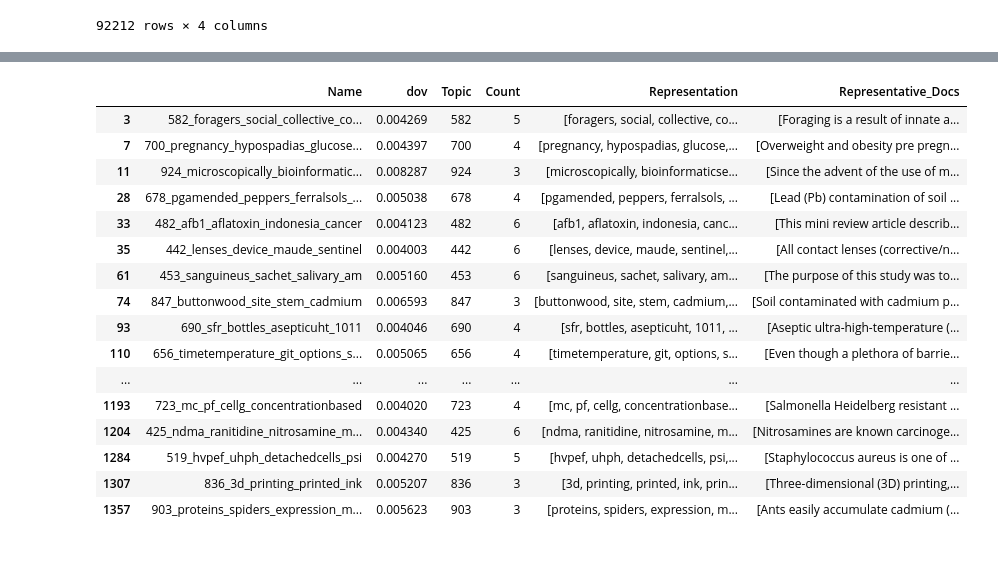
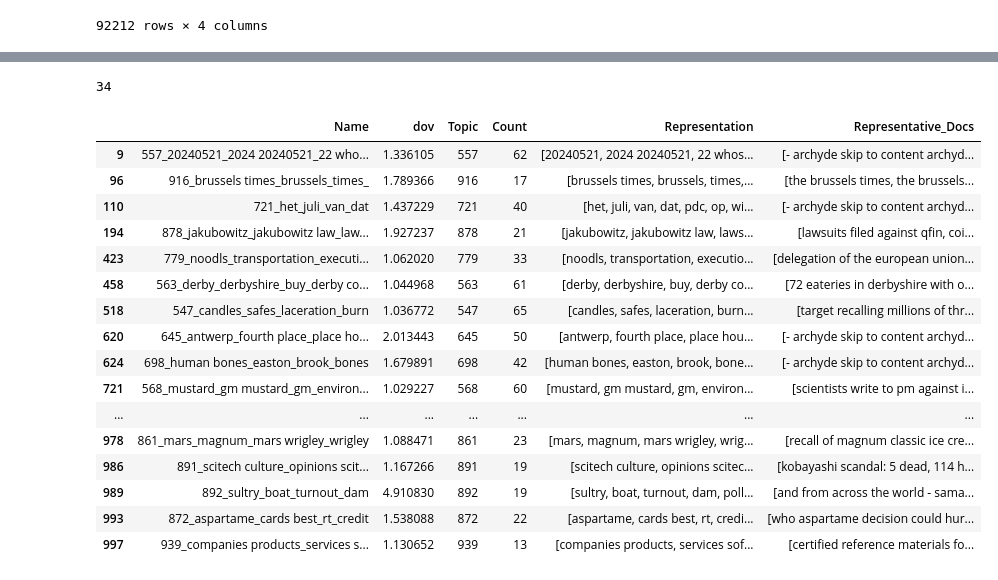
Before and after one commit to HOLiFOOD/WSM, a Jupyter notebook: WSM_highmem.ipynb, the cells around one changed output, grey strips where cells are left out. Cells and saved outputs as stored; diff of their text form; code cells hidden in the pictures.

```diff
--- a/WSM_highmem.ipynb
+++ b/WSM_highmem.ipynb
@@ -19,3 +21,11 @@ docs
 | 92720 | 2024-04-15 | https://www.channelnewsasia.com/s... | the big read: call me maybe - gen... | www.channelnewsasia.com |
 | 92721 | 2024-04-15 | https://www.telegraph.co.uk/news/... | waitrose spanish olives recalled ... | www.telegraph.co.uk |
 92212 rows × 4 columns
+# %%
+def get_first_n_terms(text):
+    words = text.split()[:200]  # Split the text into words and take the first n
+    return ' '.join(words)
+
+# Applying the function to the 'text' column and creating a new column 'first_100_words'
+docs['beginning'] = docs['content'].apply(get_first_n_terms)
+docs['beginning'][2]
@@ -55,7 +68,7 @@ def time_difference(max_time, min_time, time_unit):
         raise ValueError("Invalid time unit for difference. Choose 'year', 'month', or 'day'.")
 # %%
 # Convert the 'Abstract' column to string data type
-docs['text'] = docs['content'].astype(str)
+docs['text'] = docs['beginning'].astype(str)
 
 # Define a regular expression pattern to match non-Latin characters
 non_latin_pattern = re.compile(r'[^\x00-\x7F]')
@@ -93,9 +240,9 @@ KeyboardInterrupt:
 # %%
 # Split the data based on the selected time unit
-paper_split = dict(tuple(doc_info.groupby('Time')))
+paper_split = dict(tuple(doc_info3.groupby('Time')))
 
 # Get the maximum time value (e.g., year, month, or day)
-max_time = doc_info['Time'].max()
+max_time = doc_info3['Time'].max()
 
 # Initialize an empty DataFrame
 dov = pd.DataFrame()
@@ -107,7 +254,7 @@ dfs = []
 tw = 0.05
 
 # Iterate over each time group's data
-for time_value, group in doc_info.groupby('Time'):
+for time_value, group in doc_info3.groupby('Time'):
     topic_count = group['Name'].value_counts().reset_index()
     topic_count.columns = ['Name', 'Count']
     topic_count['Time'] = time_value
@@ -137,12 +284,12 @@ dov_means = pd.DataFrame(columns=dov.columns)
 
 for column in dov.columns:
     column_mean = gmean(dov[column].dropna())
-    dov_means[column] = [column_mean]
+    dov_means[column] = [column_mean * 1000]
 
 t_DoV = dov_means.melt(var_name="Name", value_name="dov")
 
 # Merge with topic information
-wsm_dov = pd.merge(t_DoV, topic_info, on='Name')
+wsm_dov = pd.merge(t_DoV, topic_info3, on='Name')
 wsm_dov
 # %% [output]
 |  | Name | dov | Topic | Count | Representation | Representative_Docs |
@@ -173,31 +320,33 @@ fig.show()
 # %%
 # Set the desired range for 'dov' and 'frequency'
-dov_min = 0.004
-count_min = 3
-count_max = 6
+dov_min = 1
+count_min = 10
+count_max = 65
 
 # Filter the DataFrame based on the range of values
 weak_signal_df = wsm_dov[(wsm_dov['dov'] >= dov_min) & (wsm_dov['Count'] >= count_min) & (wsm_dov['Count'] <= count_max)]
 
 # Get the values from the 'term' column in the filtered DataFrame
 weak_signals = weak_signal_df['Name'].values.tolist()
+print(len(weak_signal_df))
 weak_signal_df
 # %% [output]
+34
 |  | Name | dov | Topic | Count | Representation | Representative_Docs |
-| 3 | 582_foragers_social_collective_co... | 0.004269 | 582 | 5 | [foragers, social, collective, co... | [Foraging is a result of innate a... |
-| 7 | 700_pregnancy_hypospadias_glucose... | 0.004397 | 700 | 4 | [pregnancy, hypospadias, glucose,... | [Overweight and obesity pre pregn... |
-| 11 | 924_microscopically_bioinformatic... | 0.008287 | 924 | 3 | [microscopically, bioinformaticse... | [Since the advent of the use of m... |
-| 28 | 678_pgamended_peppers_ferralsols_... | 0.005038 | 678 | 4 | [pgamended, peppers, ferralsols, ... | [Lead (Pb) contamination of soil ... |
-| 33 | 482_afb1_aflatoxin_indonesia_cancer | 0.004123 | 482 | 6 | [afb1, aflatoxin, indonesia, canc... | [This mini review article describ... |
-| 35 | 442_lenses_device_maude_sentinel | 0.004003 | 442 | 6 | [lenses, device, maude, sentinel,... | [All contact lenses (corrective/n... |
-| 61 | 453_sanguineus_sachet_salivary_am | 0.005160 | 453 | 6 | [sanguineus, sachet, salivary, am... | [The purpose of this study was to... |
-| 74 | 847_buttonwood_site_stem_cadmium | 0.006593 | 847 | 3 | [buttonwood, site, stem, cadmium,... | [Soil contaminated with cadmium p... |
-| 93 | 690_sfr_bottles_asepticuht_1011 | 0.004046 | 690 | 4 | [sfr, bottles, asepticuht, 1011, ... | [Aseptic ultra-high-temperature (... |
-| 110 | 656_timetemperature_git_options_s... | 0.005065 | 656 | 4 | [timetemperature, git, options, s... | [Even though a plethora of barrie... |
+| 9 | 557_20240521_2024 20240521_22 who... | 1.336105 | 557 | 62 | [20240521, 2024 20240521, 22 whos... | [- archyde skip to content archyd... |
+| 96 | 916_brussels times_brussels_times_ | 1.789366 | 916 | 17 | [brussels times, brussels, times,... | [the brussels times, the brussels... |
+| 110 | 721_het_juli_van_dat | 1.437229 | 721 | 40 | [het, juli, van, dat, pdc, op, wi... | [- archyde skip to content archyd... |
+| 194 | 878_jakubowitz_jakubowitz law_law... | 1.927237 | 878 | 21 | [jakubowitz, jakubowitz law, laws... | [lawsuits filed against qfin, coi... |
+| 423 | 779_noodls_transportation_executi... | 1.062020 | 779 | 33 | [noodls, transportation, executio... | [delegation of the european union... |
+| 458 | 563_derby_derbyshire_buy_derby co... | 1.044968 | 563 | 61 | [derby, derbyshire, buy, derby co... | [72 eateries in derbyshire with o... |
+| 518 | 547_candles_safes_laceration_burn | 1.036772 | 547 | 65 | [candles, safes, laceration, burn... | [target recalling millions of thr... |
+| 620 | 645_antwerp_fourth place_place ho... | 2.013443 | 645 | 50 | [antwerp, fourth place, place hou... | [- archyde skip to content archyd... |
+| 624 | 698_human bones_easton_brook_bones | 1.679891 | 698 | 42 | [human bones, easton, brook, bone... | [- archyde skip to content archyd... |
+| 721 | 568_mustard_gm mustard_gm_environ... | 1.029227 | 568 | 60 | [mustard, gm mustard, gm, environ... | [scientists write to pm against i... |
 | ... | ... | ... | ... | ... | ... | ... |
-| 1193 | 723_mc_pf_cellg_concentrationbased | 0.004020 | 723 | 4 | [mc, pf, cellg, concentrationbase... | [Salmonella Heidelberg resistant ... |
-| 1204 | 425_ndma_ranitidine_nitrosamine_m... | 0.004340 | 425 | 6 | [ndma, ranitidine, nitrosamine, m... | [Nitrosamines are known carcinoge... |
-| 1284 | 519_hvpef_uhph_detachedcells_psi | 0.004270 | 519 | 5 | [hvpef, uhph, detachedcells, psi,... | [Staphylococcus aureus is one of ... |
-| 1307 | 836_3d_printing_printed_ink | 0.005207 | 836 | 3 | [3d, printing, printed, ink, prin... | [Three-dimensional (3D) printing,... |
-| 1357 | 903_proteins_spiders_expression_m... | 0.005623 | 903 | 3 | [proteins, spiders, expression, m... | [Ants easily accumulate cadmium (... |
+| 978 | 861_mars_magnum_mars wrigley_wrigley | 1.088471 | 861 | 23 | [mars, magnum, mars wrigley, wrig... | [recall of magnum classic ice cre... |
+| 986 | 891_scitech culture_opinions scit... | 1.167266 | 891 | 19 | [scitech culture, opinions scitec... | [kobayashi scandal: 5 dead, 114 h... |
+| 989 | 892_sultry_boat_turnout_dam | 4.910830 | 892 | 19 | [sultry, boat, turnout, dam, poll... | [and from across the world - sama... |
+| 993 | 872_aspartame_cards best_rt_credit | 1.538088 | 872 | 22 | [aspartame, cards best, rt, credi... | [who aspartame decision could hur... |
+| 997 | 939_companies products_services s... | 1.130652 | 939 | 13 | [companies products, services sof... | [certified reference materials fo... |
 # %%
```
Also changed, not shown: parts of 11 cells of this notebook, 17 other files.
